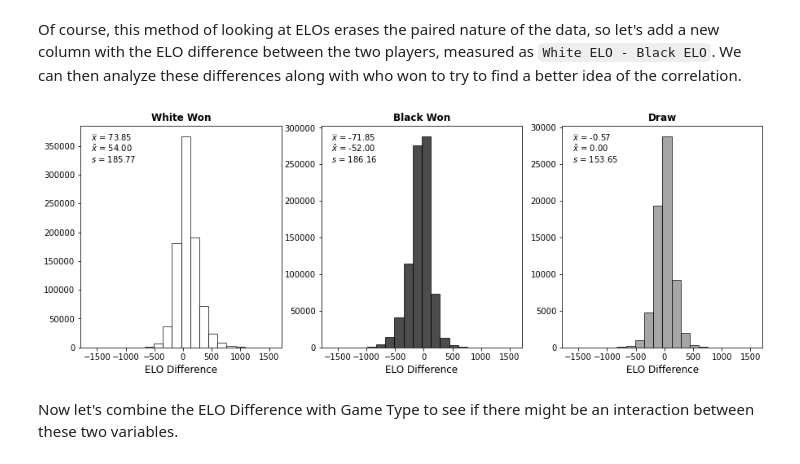
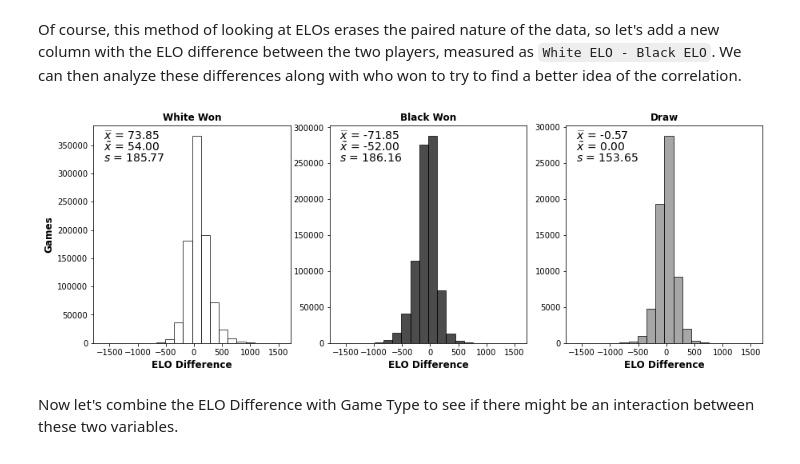
Before and after one commit to silas-wunder/Data-Wrangling-Final-Project, a Jupyter notebook: data_analysis.ipynb, the cells around one changed output. Cells and saved outputs as stored; diff of their text form; code cells hidden in the pictures.

```diff
--- a/data_analysis.ipynb
+++ b/data_analysis.ipynb
@@ -161,27 +163,28 @@ Of course, this method of looking at ELOs erases the paired nature of the data,
 # %%
 data['ELO Difference'] = (data['White ELO'] - data['Black ELO']).astype('int16')
 fig, axs = plt.subplots(1, 3, figsize=(15, 5), sharex=True)
 r = (np.min(data['ELO Difference']), np.max(data['ELO Difference']))
 
 axs[0].hist(data.loc[data['Result'] == '1-0']['ELO Difference'], bins=20, range=r, color='white', edgecolor='black', alpha=0.7)
 axs[1].hist(data.loc[data['Result'] == '0-1']['ELO Difference'], bins=20, range=r, color='black', edgecolor='black', alpha=0.7)
 axs[2].hist(data.loc[data['Result'] == '1/2-1/2']['ELO Difference'], bins=20, range=r, color='gray', edgecolor='black', alpha=0.7)
 
 def add_info(ax, pNum, result, title):
-     ax[pNum].set_title(title, fontsize='large', fontweight='bold')
-     ax[pNum].set_xlabel('ELO Difference', fontsize='large')
+     ax[pNum].set_title(title, size='large', fontweight='bold')
+     ax[pNum].set_xlabel('ELO Difference', size='large', fontweight='bold')
      ax[pNum].text(0.05, 0.95, f"$\widebar{{x}}$ = {np.mean(data.loc[data['Result'] == result]['ELO Difference']):.2f}",\
-          transform=ax[pNum].transAxes, horizontalalignment='left', verticalalignment='center', fontsize='medium')
+          transform=ax[pNum].transAxes, horizontalalignment='left', verticalalignment='center', fontsize=14)
      ax[pNum].text(0.05, 0.9, fr"$\tilde{{x}}$ = {np.median(data.loc[data['Result'] == result]['ELO Difference']):.2f}",\
-          transform=ax[pNum].transAxes, horizontalalignment='left', verticalalignment='center', fontsize='medium')
+          transform=ax[pNum].transAxes, horizontalalignment='left', verticalalignment='center', fontsize=14)
      ax[pNum].text(0.05, 0.85, f"$s$ = {np.std(data.loc[data['Result'] == result]['ELO Difference']):.2f}",\
-          transform=ax[pNum].transAxes, horizontalalignment='left', verticalalignment='center', fontsize='medium')
+          transform=ax[pNum].transAxes, horizontalalignment='left', verticalalignment='center', fontsize=14)
 
 add_info(axs, 0, '1-0', 'White Won')
 add_info(axs, 1, '0-1', 'Black Won')
-add_info(axs, 2, '1/2-1/2', 'Draw');
+add_info(axs, 2, '1/2-1/2', 'Draw')
+axs[0].set_ylabel('Games', size='large', fontweight='bold');
 # %% [output]
-[figure, old version]
+[figure, new version]
 # %% [markdown]
 Now let's combine the ELO Difference with Game Type to see if there might be an interaction between these two variables.
 # %%
```
Also changed, not shown: parts of 9 cells of this notebook.
